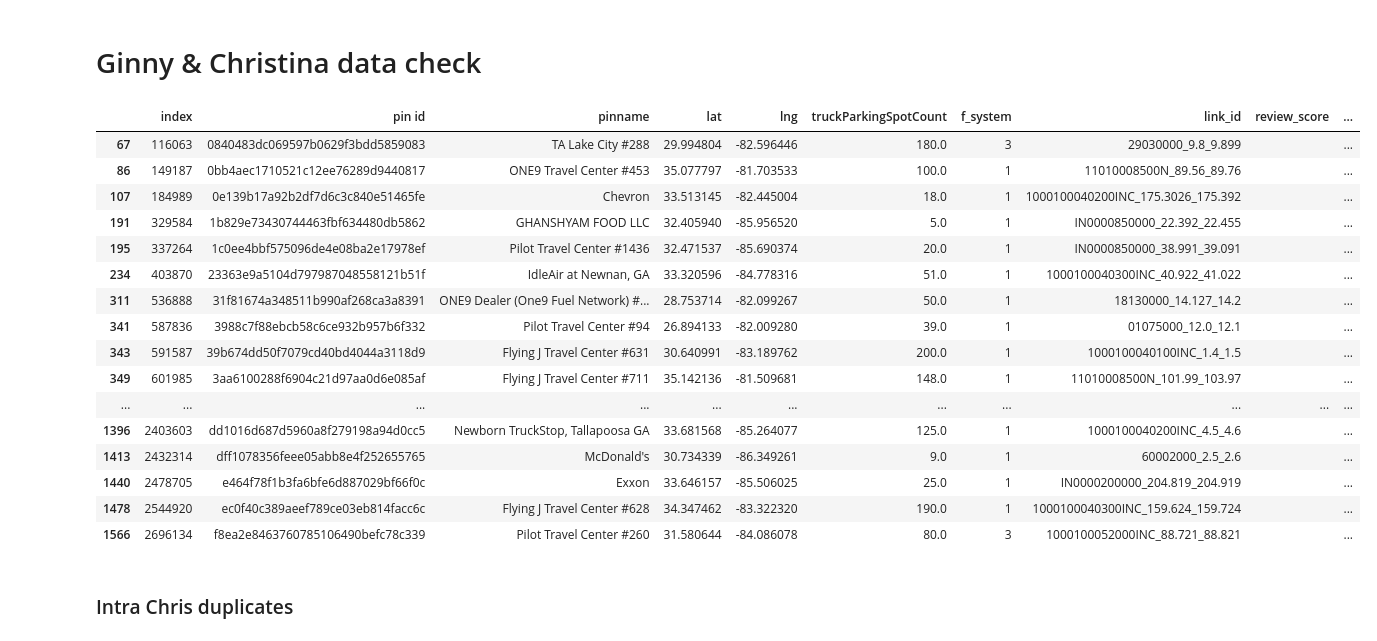
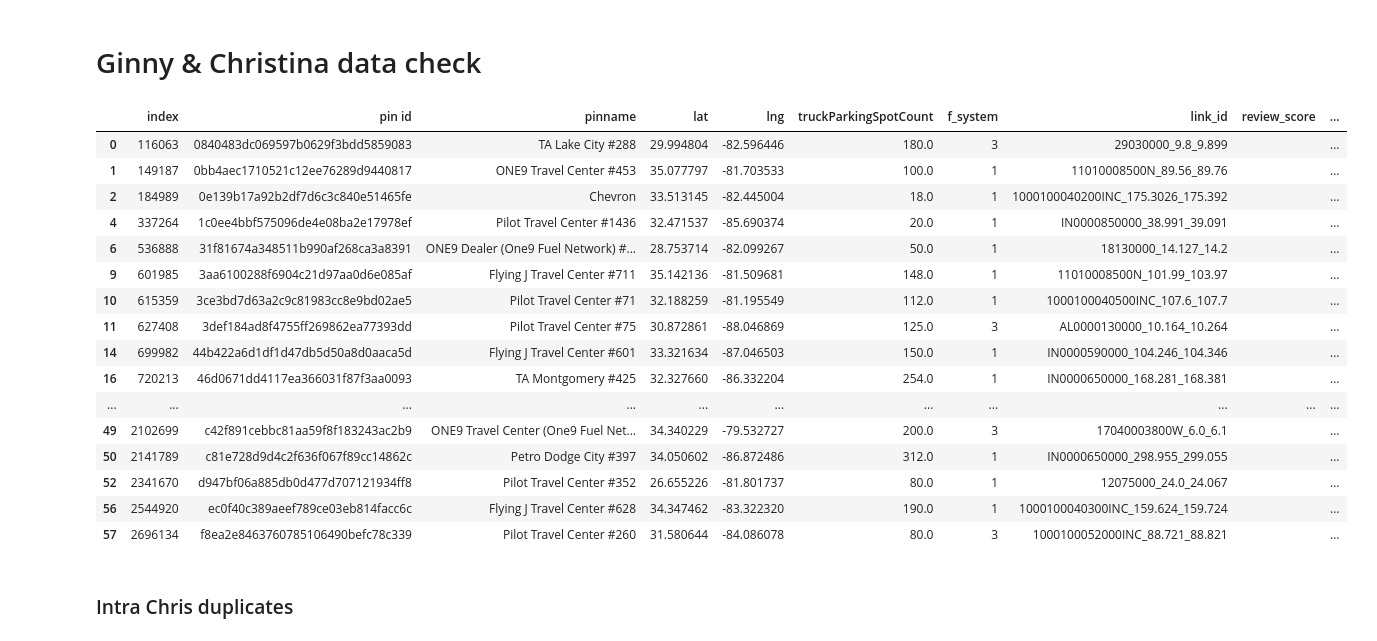
Before and after one commit to Bhavya-Budhia/TruckParking, a Jupyter notebook: model_stops.ipynb, the cells around one changed output. Drawn from its saved outputs; the diff is of its cells as text; code cells hidden in the pictures.

Commit message:
Added logic to handle delta b/w  G&C and Truck files
Signed-off-by: Bhavya <bhavya_b@mit.edu>

```diff
--- a/model_stops.ipynb
+++ b/model_stops.ipynb
@@ -8,7 +10,10 @@ df_merged_file = pd.read_csv(r"C:\Users\bhavy\Massachusetts Institute of Technol
 # %%
-park_data_1 = pd.read_csv(r"C:\Users\bhavy\Massachusetts Institute of Technology\Truck Parking Capstone - General\Truck Stop Finder 🚚⛽\5. Source & Refrence Files\0. TruckerPath Data\MIT_2025_High_Volume_Routes_Parking_Data_1 - Copy.csv")
-park_data_2 = pd.read_csv(r"C:\Users\bhavy\Massachusetts Institute of Technology\Truck Parking Capstone - General\Truck Stop Finder 🚚⛽\5. Source & Refrence Files\0. TruckerPath Data\MIT_2025_High_Volume_Routes_Parking_Data_2 - Copy.csv")
-park_data_3 = pd.read_csv(r"C:\Users\bhavy\Massachusetts Institute of Technology\Truck Parking Capstone - General\Truck Stop Finder 🚚⛽\5. Source & Refrence Files\0. TruckerPath Data\MIT_2025_High_Volume_Routes_Parking_Data_3 - Copy.csv")
+park_data_1 = pd.read_csv(
+    r"C:\Users\bhavy\Massachusetts Institute of Technology\Truck Parking Capstone - General\Truck Stop Finder 🚚⛽\5. Source & Refrence Files\0. TruckerPath Data\MIT_2025_High_Volume_Routes_Parking_Data_1 - Copy.csv")
+park_data_2 = pd.read_csv(
+    r"C:\Users\bhavy\Massachusetts Institute of Technology\Truck Parking Capstone - General\Truck Stop Finder 🚚⛽\5. Source & Refrence Files\0. TruckerPath Data\MIT_2025_High_Volume_Routes_Parking_Data_2 - Copy.csv")
+park_data_3 = pd.read_csv(
+    r"C:\Users\bhavy\Massachusetts Institute of Technology\Truck Parking Capstone - General\Truck Stop Finder 🚚⛽\5. Source & Refrence Files\0. TruckerPath Data\MIT_2025_High_Volume_Routes_Parking_Data_3 - Copy.csv")
 park_data = pd.concat([park_data_1, park_data_2, park_data_3], ignore_index=True)
 # %%
 df_truck_path.head(2)
@@ -69,7 +74,8 @@ df_stop
 idx = df_stop.groupby('Pin ID')['distance_miles'].idxmin()
 nearest = df_stop.loc[idx].reset_index()
 # %%
-nearest = nearest[["Pin ID", "lat", "lng", "truckParkingSpotCount", "f_system", "routeid", "beginpoint", "endpoint"]].copy()
+nearest = nearest[
+    ["Pin ID", "lat", "lng", "truckParkingSpotCount", "f_system", "routeid", "beginpoint", "endpoint"]].copy()
 # %%
 nearest
 # %% [output]
@@ -106,7 +112,8 @@ stop_name_df
 # %%
 stop_tab_df = pd.merge(nearest, stop_name_df, left_on="Pin ID", right_on="pin id", how="left")
 # %%
-stop_tab_df["link_id"] = stop_tab_df["routeid"].astype("str") + "_" + stop_tab_df["beginpoint"].astype("str") + "_" + stop_tab_df["endpoint"].astype("str")
+stop_tab_df["link_id"] = stop_tab_df["routeid"].astype("str") + "_" + stop_tab_df["beginpoint"].astype("str") + "_" + \
+                         stop_tab_df["endpoint"].astype("str")
 stop_tab_df = stop_tab_df[["pin id", "pinname", "lat", "lng", "truckParkingSpotCount", "f_system", "link_id"]].copy()
 stop_tab_df["review_score"] = ""
 stop_tab_df["amenities_score"] = ""
@@ -128,7 +135,8 @@ stop_tab_df
 # %% [markdown]
 # Ginny & Christina data check
 # %%
-df_comb = pd.read_csv(r"C:\Users\bhavy\Massachusetts Institute of Technology\Truck Parking Capstone - General\Truck Stop Finder 🚚⛽\4. Working Data Files\TruckStopsCombined.csv")
+df_comb = pd.read_csv(
+    r"C:\Users\bhavy\Massachusetts Institute of Technology\Truck Parking Capstone - General\Truck Stop Finder 🚚⛽\4. Working Data Files\TruckStopsCombined.csv")
 df_comb = df_comb[["StoreNumber", "Latitude", "Longitude", "ParkingSpaces"]].drop_duplicates()
 # %%
 df_comb = pd.merge(stop_tab_df, df_comb, how="cross")
@@ -152,29 +153,33 @@ gc_tp_df_gp = gc_tp_df.groupby(["StoreNumber"]).agg({"Latitude": "count"})
 # %%
-gc_tp_df_gp = gc_tp_df.groupby(["StoreNumber"]).agg({"StoreNumber": "count"}).reset_index()
+gc_tp_df = df_comb_nearest.copy()
 
-gc_tp_df = gc_tp_df[gc_tp_df["distance_miles"]<.1].copy()
+gc_tp_df = gc_tp_df[gc_tp_df["distance_miles"] < .1].copy()
+gc_tp_df_gp = gc_tp_df.groupby(["StoreNumber"]).agg({"Latitude": "count"}).reset_index()
+gc_tp_df_gp.rename(columns={"Latitude": "count_store"}, inplace=True)
 gc_tp_df = gc_tp_df[(gc_tp_df["truckParkingSpotCount"] != 0)].copy()
 gc_tp_df = gc_tp_df[(~gc_tp_df["truckParkingSpotCount"].isnull())].copy()
 gc_tp_df = gc_tp_df[gc_tp_df["truckParkingSpotCount"] != gc_tp_df["ParkingSpaces"]].copy()
+gc_tp_df = pd.merge(gc_tp_df, gc_tp_df_gp, on="StoreNumber", how="left")
+gc_tp_df = gc_tp_df[gc_tp_df["count_store"] == 1].copy()
 gc_tp_df
 # %% [output]
 |  | index | pin id | pinname | lat | lng | truckParkingSpotCount | f_system | link_id | review_score | ... |
-| 67 | 116063 | 0840483dc069597b0629f3bdd5859083 | TA Lake City #288 | 29.994804 | -82.596446 | 180.0 | 3 | 29030000_9.8_9.899 |  | ... |
-| 86 | 149187 | 0bb4aec1710521c12ee76289d9440817 | ONE9 Travel Center #453 | 35.077797 | -81.703533 | 100.0 | 1 | 11010008500N_89.56_89.76 |  | ... |
-| 107 | 184989 | 0e139b17a92b2df7d6c3c840e51465fe | Chevron | 33.513145 | -82.445004 | 18.0 | 1 | 1000100040200INC_175.3026_175.392 |  | ... |
-| 191 | 329584 | 1b829e73430744463fbf634480db5862 | GHANSHYAM FOOD LLC | 32.405940 | -85.956520 | 5.0 | 1 | IN0000850000_22.392_22.455 |  | ... |
-| 195 | 337264 | 1c0ee4bbf575096de4e08ba2e17978ef | Pilot Travel Center #1436 | 32.471537 | -85.690374 | 20.0 | 1 | IN0000850000_38.991_39.091 |  | ... |
-| 234 | 403870 | 23363e9a5104d797987048558121b51f | IdleAir at Newnan, GA | 33.320596 | -84.778316 | 51.0 | 1 | 1000100040300INC_40.922_41.022 |  | ... |
-| 311 | 536888 | 31f81674a348511b990af268ca3a8391 | ONE9 Dealer (One9 Fuel Network) #... | 28.753714 | -82.099267 | 50.0 | 1 | 18130000_14.127_14.2 |  | ... |
-| 341 | 587836 | 3988c7f88ebcb58c6ce932b957b6f332 | Pilot Travel Center #94 | 26.894133 | -82.009280 | 39.0 | 1 | 01075000_12.0_12.1 |  | ... |
-| 343 | 591587 | 39b674dd50f7079cd40bd4044a3118d9 | Flying J Travel Center #631 | 30.640991 | -83.189762 | 200.0 | 1 | 1000100040100INC_1.4_1.5 |  | ... |
-| 349 | 601985 | 3aa6100288f6904c21d97aa0d6e085af | Flying J Travel Center #711 | 35.142136 | -81.509681 | 148.0 | 1 | 11010008500N_101.99_103.97 |  | ... |
+| 0 | 116063 | 0840483dc069597b0629f3bdd5859083 | TA Lake City #288 | 29.994804 | -82.596446 | 180.0 | 3 | 29030000_9.8_9.899 |  | ... |
+| 1 | 149187 | 0bb4aec1710521c12ee76289d9440817 | ONE9 Travel Center #453 | 35.077797 | -81.703533 | 100.0 | 1 | 11010008500N_89.56_89.76 |  | ... |
+| 2 | 184989 | 0e139b17a92b2df7d6c3c840e51465fe | Chevron | 33.513145 | -82.445004 | 18.0 | 1 | 1000100040200INC_175.3026_175.392 |  | ... |
+| 4 | 337264 | 1c0ee4bbf575096de4e08ba2e17978ef | Pilot Travel Center #1436 | 32.471537 | -85.690374 | 20.0 | 1 | IN0000850000_38.991_39.091 |  | ... |
+| 6 | 536888 | 31f81674a348511b990af268ca3a8391 | ONE9 Dealer (One9 Fuel Network) #... | 28.753714 | -82.099267 | 50.0 | 1 | 18130000_14.127_14.2 |  | ... |
+| 9 | 601985 | 3aa6100288f6904c21d97aa0d6e085af | Flying J Travel Center #711 | 35.142136 | -81.509681 | 148.0 | 1 | 11010008500N_101.99_103.97 |  | ... |
+| 10 | 615359 | 3ce3bd7d63a2c9c81983cc8e9bd02ae5 | Pilot Travel Center #71 | 32.188259 | -81.195549 | 112.0 | 1 | 1000100040500INC_107.6_107.7 |  | ... |
+| 11 | 627408 | 3def184ad8f4755ff269862ea77393dd | Pilot Travel Center #75 | 30.872861 | -88.046869 | 125.0 | 3 | AL0000130000_10.164_10.264 |  | ... |
+| 14 | 699982 | 44b422a6d1df1d47db5d50a8d0aaca5d | Flying J Travel Center #601 | 33.321634 | -87.046503 | 150.0 | 1 | IN0000590000_104.246_104.346 |  | ... |
+| 16 | 720213 | 46d0671dd4117ea366031f87f3aa0093 | TA Montgomery #425 | 32.327660 | -86.332204 | 254.0 | 1 | IN0000650000_168.281_168.381 |  | ... |
 | ... | ... | ... | ... | ... | ... | ... | ... | ... | ... | ... |
-| 1396 | 2403603 | dd1016d687d5960a8f279198a94d0cc5 | Newborn TruckStop, Tallapoosa GA | 33.681568 | -85.264077 | 125.0 | 1 | 1000100040200INC_4.5_4.6 |  | ... |
-| 1413 | 2432314 | dff1078356feee05abb8e4f252655765 | McDonald's | 30.734339 | -86.349261 | 9.0 | 1 | 60002000_2.5_2.6 |  | ... |
-| 1440 | 2478705 | e464f78f1b3fa6bfe6d887029bf66f0c | Exxon | 33.646157 | -85.506025 | 25.0 | 1 | IN0000200000_204.819_204.919 |  | ... |
-| 1478 | 2544920 | ec0f40c389aeef789ce03eb814facc6c | Flying J Travel Center #628 | 34.347462 | -83.322320 | 190.0 | 1 | 1000100040300INC_159.624_159.724 |  | ... |
-| 1566 | 2696134 | f8ea2e8463760785106490befc78c339 | Pilot Travel Center #260 | 31.580644 | -84.086078 | 80.0 | 3 | 1000100052000INC_88.721_88.821 |  | ... |
+| 49 | 2102699 | c42f891cebbc81aa59f8f183243ac2b9 | ONE9 Travel Center (One9 Fuel Net... | 34.340229 | -79.532727 | 200.0 | 3 | 17040003800W_6.0_6.1 |  | ... |
+| 50 | 2141789 | c81e728d9d4c2f636f067f89cc14862c | Petro Dodge City #397 | 34.050602 | -86.872486 | 312.0 | 1 | IN0000650000_298.955_299.055 |  | ... |
+| 52 | 2341670 | d947bf06a885db0d477d707121934ff8 | Pilot Travel Center #352 | 26.655226 | -81.801737 | 80.0 | 1 | 12075000_24.0_24.067 |  | ... |
+| 56 | 2544920 | ec0f40c389aeef789ce03eb814facc6c | Flying J Travel Center #628 | 34.347462 | -83.322320 | 190.0 | 1 | 1000100040300INC_159.624_159.724 |  | ... |
+| 57 | 2696134 | f8ea2e8463760785106490befc78c339 | Pilot Travel Center #260 | 31.580644 | -84.086078 | 80.0 | 3 | 1000100052000INC_88.721_88.821 |  | ... |
 # %% [markdown]
 ### Intra Chris duplicates
 # %%
```
Also changed, not shown: parts of 10 cells of this notebook, 3 other files.
